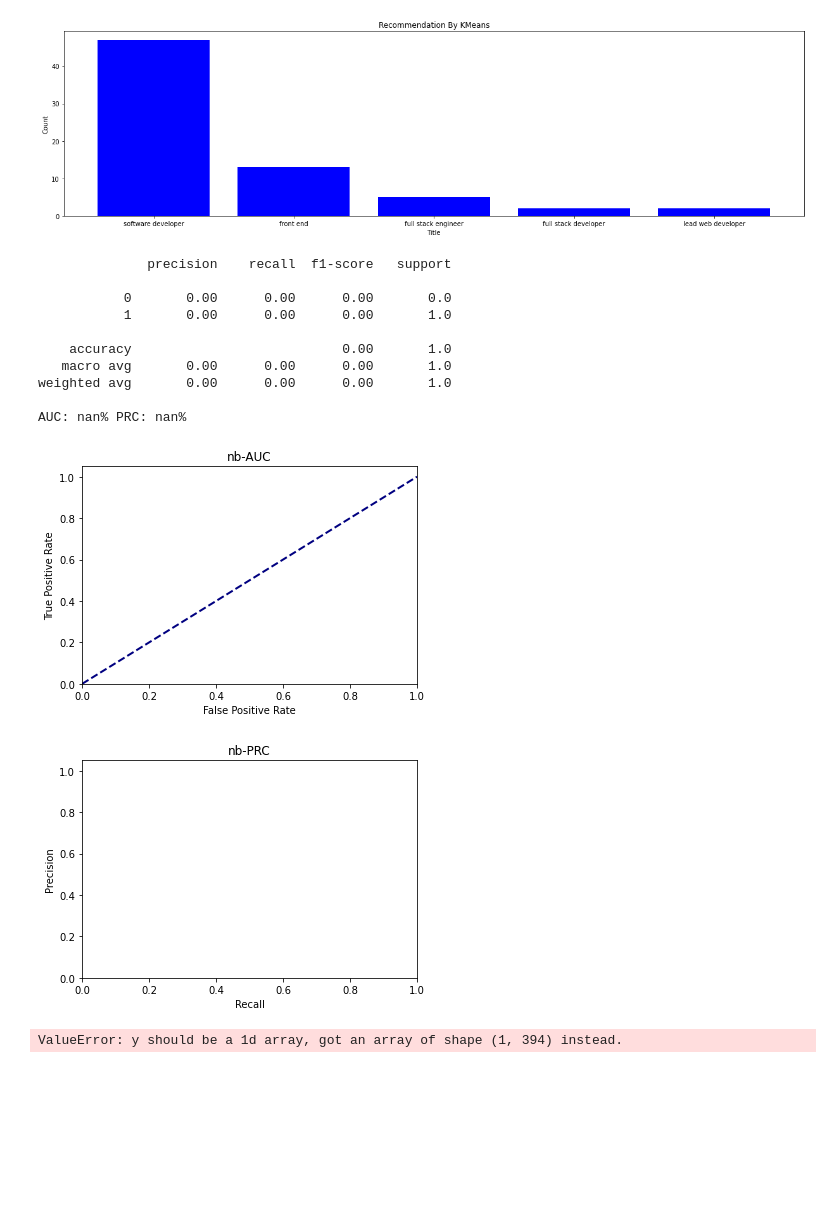
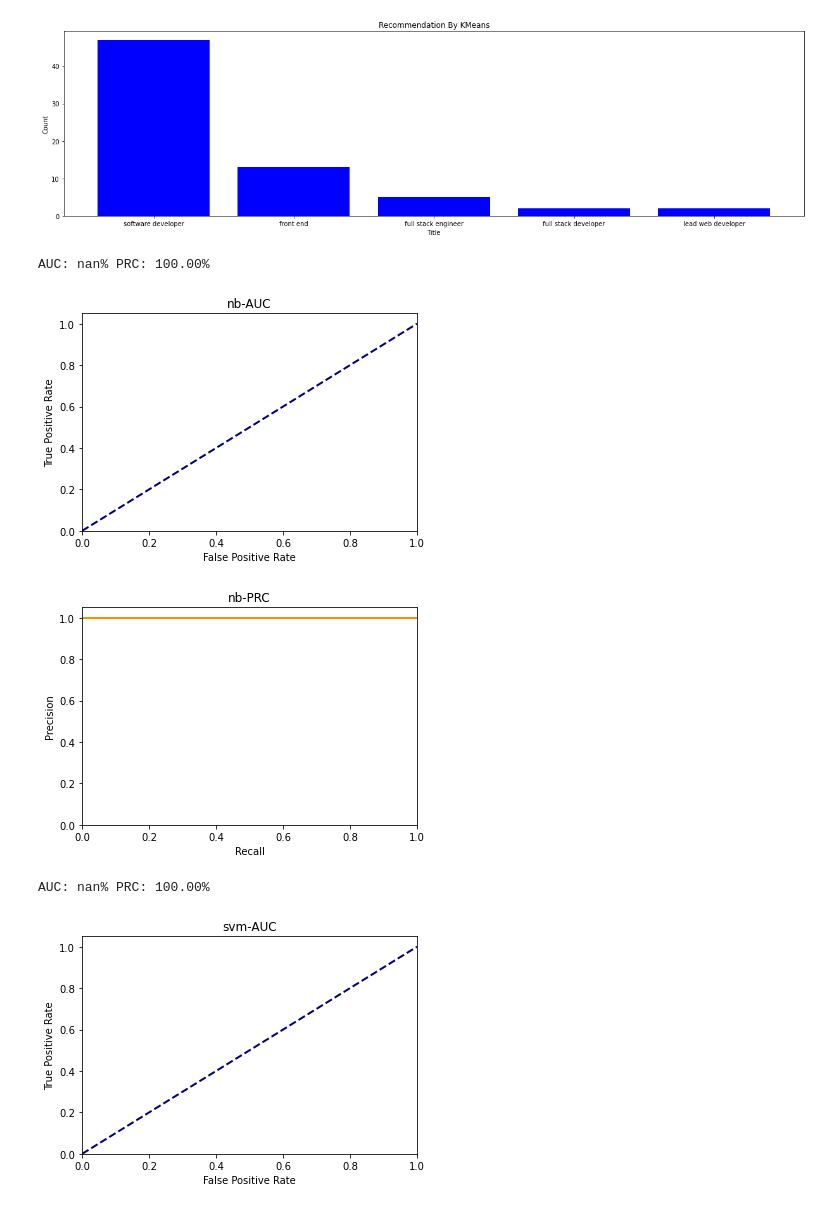
Before and after one commit to JJerrychan/BIA-660_Project, a Jupyter notebook: scrap.ipynb, the cells around one changed output. Drawn from its saved outputs; the diff is of its cells as text; code cells hidden in the pictures; blank space fills up the shorter version.

```diff
--- a/scrap.ipynb
+++ b/scrap.ipynb
@@ -404,6 +404,12 @@ plt.show()
 # %%
 def label() :
     db = pd.read_csv("final_db.csv",header=0,index_col=0)
+
+    values = list(skill_dict.values())
+    sum = 0
+    for value in values:
+        sum = sum + value
+    avg = sum / len(values)
 
     label = []
 
@@ -412,10 +418,18 @@ def label() :
         count = 0
         for skill in skills:
             count = count + skill_dict.get(skill)
-        label.append(count)
+        if count != 0:
+            skill_avg = count / len(skills)
+        else:
+            skill_avg = 0
+        if skill_avg >= avg:
+            label.append(1)
+        else:
+            label.append(0)
 
     db["label"] = label
     db.to_csv('labeled.csv')
+    return avg
 
 def create_model(train_docs, train_y, test_docs, test_y, tokenizer=None,
                  model_type="svm", min_df = 1,stop_words=None,
@@ -447,7 +461,7 @@ def create_model(train_docs, train_y, test_docs, test_y, tokenizer=None,
     prc_score = auc(recall, precision)
 
     if print_result:
-        print(classification_report(test_y,predicted,target_names=['0','1']))
+        # print(classification_report(test_y,predicted,target_names=['0','1']))
 
         print("AUC: {:.2%}".format(auc_score)+" PRC: {:.2%}".format(prc_score))
 
@@ -474,44 +488,41 @@ def create_model(train_docs, train_y, test_docs, test_y, tokenizer=None,
 
     return auc_score, prc_score
 
-label()
+avg = label()
 # %%
 db = pd.read_csv("labeled.csv",header=0,index_col=0)
 
 resume = read_pdf()
 
 vocab = tokenize(read_pdf())
 requires = []
 for word in vocab:
     if word in keywords:
         requires.append(word)
 requires = list(set(requires))
 count = 0
 for skill in requires:
         count = count + skill_dict.get(skill)
+resume_avg = count / len(requires)
+if resume_avg >= avg:
+        resume_label = 1
+else:
+        resume_label = 0
 
-df = pd.DataFrame([(resume, count)], columns=['text', 'label'])
+df = pd.DataFrame([(resume, resume_label)], columns=['text', 'label'])
 
 
 
 auc_score, prc_socre = create_model(db["description"], db["label"], df["text"], df["label"], \
             tokenizer=None,model_type='nb',  min_df = 1, stop_words=None, \
                                     print_result=True, algorithm_para=1.0)
 
 auc_score, prc_socre = create_model(db["description"], db["label"], df["text"], df["label"], \
             tokenizer=None,model_type='svm', min_df = 1, stop_words=None, \
                                     print_result=True, algorithm_para=1.0)
 # %% [output]
-              precision    recall  f1-score   support
-
-           0       0.00      0.00      0.00       0.0
-           1       0.00      0.00      0.00       1.0
-
-    accuracy                           0.00       1.0
-   macro avg       0.00      0.00      0.00       1.0
-weighted avg       0.00      0.00      0.00       1.0
-
-AUC: nan% PRC: nan%
+AUC: nan% PRC: 100.00%
 [figure]
-[figure, old version]
+[figure, new version]
-ValueError: y should be a 1d array, got an array of shape (1, 394) instead.
+AUC: nan% PRC: 100.00%
+[figure, added]
```
Also changed, not shown: parts of 1 cell of this notebook, 1 other file.
